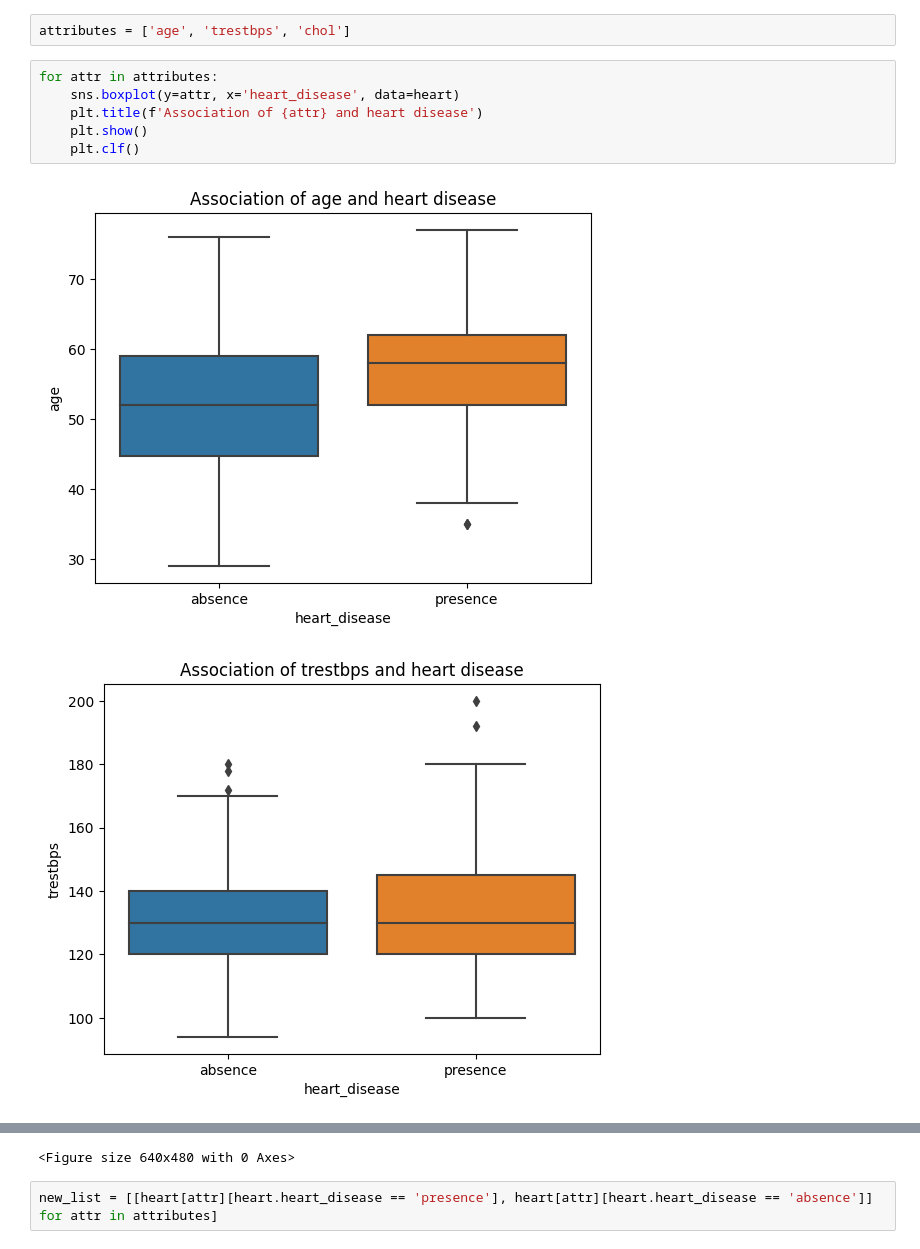
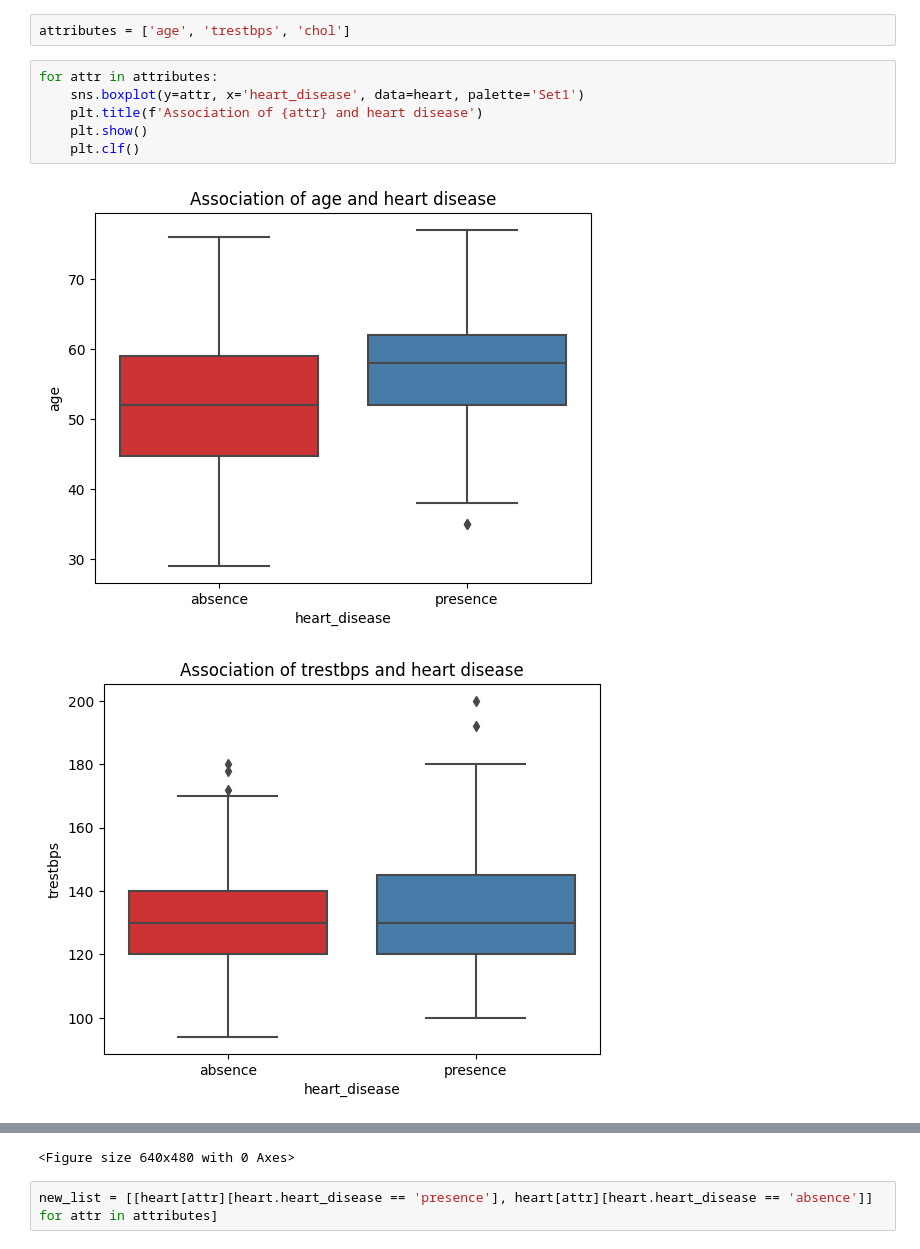
Before and after one commit to LiZoMark841619/Balazs1982, a Jupyter notebook: Jupyter_files/Codecademy_Projects/heart/heart_project.ipynb, the cells around one changed output, grey strips where cells are left out. Drawn from its saved outputs; the diff is of its cells as text.

```diff
--- a/Jupyter_files/Codecademy_Projects/heart/heart_project.ipynb
+++ b/Jupyter_files/Codecademy_Projects/heart/heart_project.ipynb
@@ -109,10 +109,10 @@ Using the same process, investigate at least one other quantitative variable. Op
 attributes = ['age', 'trestbps', 'chol']
 # %%
 for attr in attributes:
-    sns.boxplot(y=attr, x='heart_disease', data=heart)
+    sns.boxplot(y=attr, x='heart_disease', data=heart, palette='Set1')
     plt.title(f'Association of {attr} and heart disease')
     plt.show()
     plt.clf()
 # %% [output]
-[figure, old version]
+[figure, new version]
-[figure, old version]
+[figure, new version]
```
Also changed, not shown: parts of 3 cells of this notebook.
